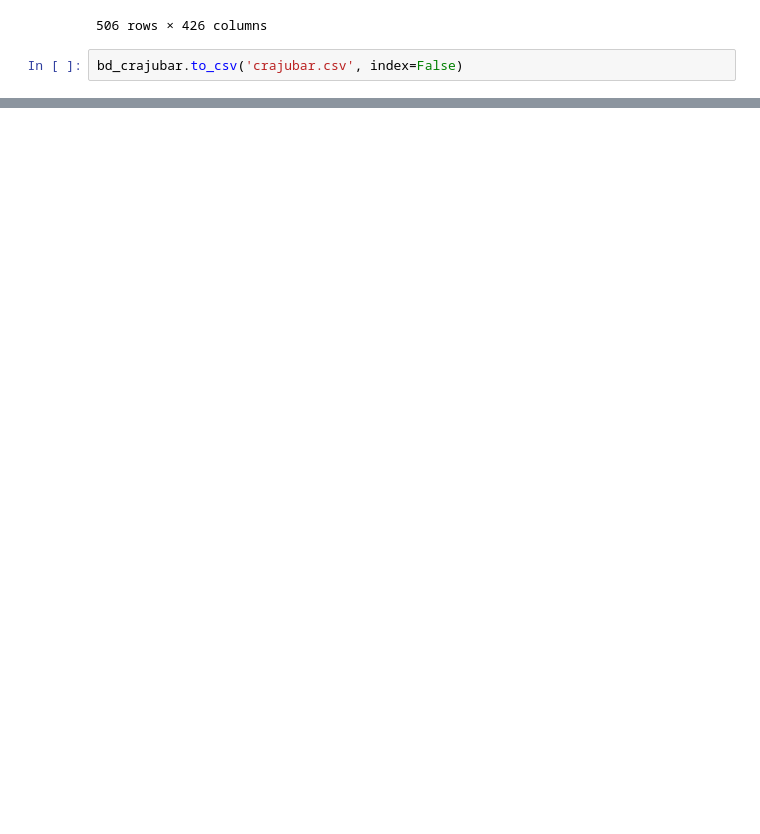
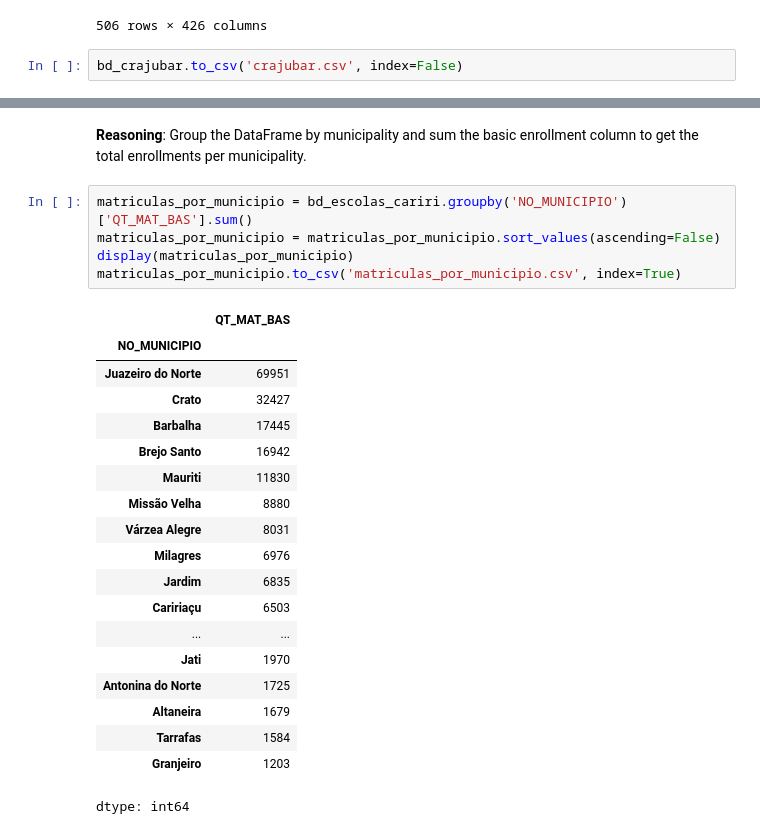
Before and after one commit to diogenesdeluna/blank-app, a Jupyter notebook: educacao_basica_cariri.ipynb, the cells around one changed output, grey strips where cells are left out. Saved outputs shown, nothing was run; the diff lists cells and outputs as text; blank space fills up the shorter version.

```diff
--- a/educacao_basica_cariri.ipynb
+++ b/educacao_basica_cariri.ipynb
@@ -120,0 +202,28 @@ bd_crajubar.to_csv('crajubar.csv', index=False)
+# %% [markdown]
+**Reasoning**:
+Group the DataFrame by municipality and sum the basic enrollment column to get the total enrollments per municipality.
+# %%
+matriculas_por_municipio = bd_escolas_cariri.groupby('NO_MUNICIPIO')['QT_MAT_BAS'].sum()
+matriculas_por_municipio = matriculas_por_municipio.sort_values(ascending=False)
+display(matriculas_por_municipio)
+matriculas_por_municipio.to_csv('matriculas_por_municipio.csv', index=True)
+# %% [output]
+|  | QT_MAT_BAS |
+| NO_MUNICIPIO |  |
+| Juazeiro do Norte | 69951 |
+| Crato | 32427 |
+| Barbalha | 17445 |
+| Brejo Santo | 16942 |
+| Mauriti | 11830 |
+| Missão Velha | 8880 |
+| Várzea Alegre | 8031 |
+| Milagres | 6976 |
+| Jardim | 6835 |
+| Caririaçu | 6503 |
+| ... | ... |
+| Jati | 1970 |
+| Antonina do Norte | 1725 |
+| Altaneira | 1679 |
+| Tarrafas | 1584 |
+| Granjeiro | 1203 |
+dtype: int64
```
Also changed, not shown: parts of 25 cells of this notebook.
